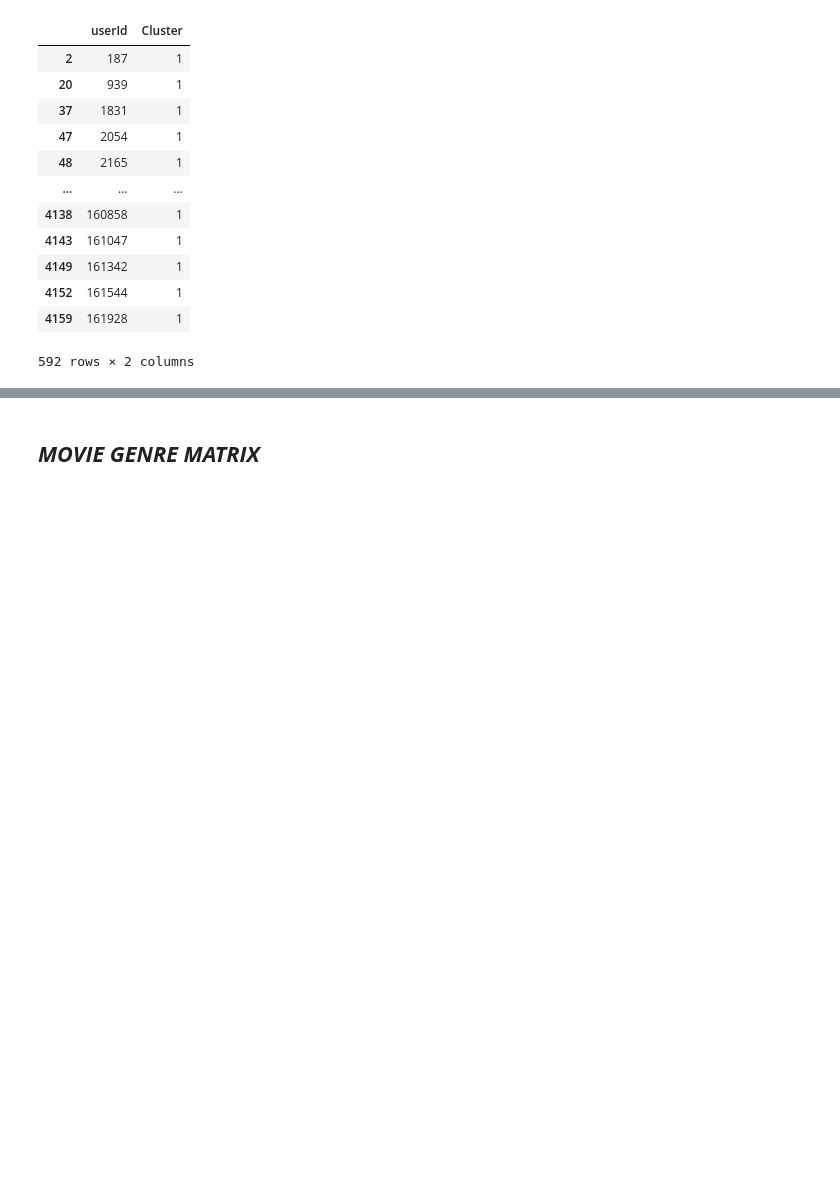
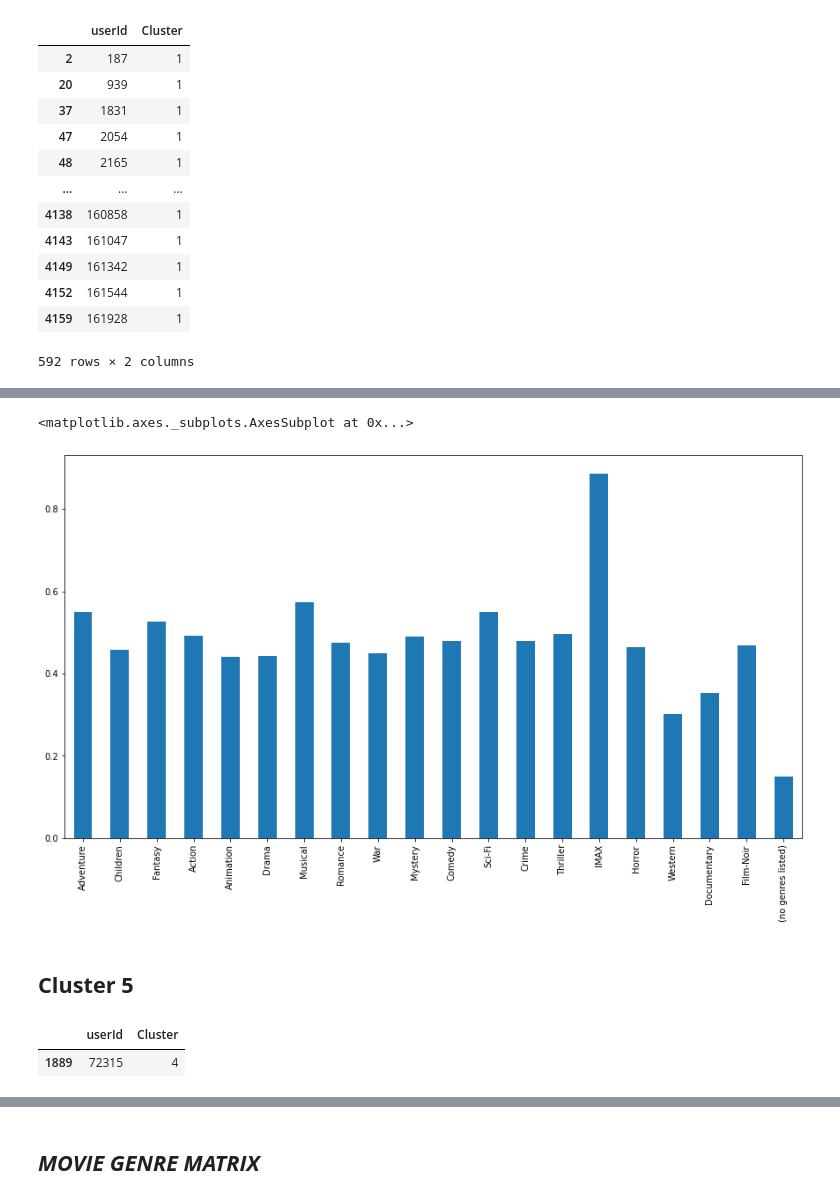
Before and after one commit to Sibu08/movierecommendation, a Jupyter notebook: MovieLens25M.ipynb, the cells around one changed output, grey strips where cells are left out. Drawn from its saved outputs; the diff is of its cells as text; code cells hidden in the pictures; blank space fills up the shorter version.

```diff
--- a/MovieLens25M.ipynb
+++ b/MovieLens25M.ipynb
@@ -401,0 +484,22 @@ s1.plot.bar(figsize = (15, 8))
+# %%
+for key in myDictionary4:
+  myDictionary4[key] = float(myDictionary4[key])/float(genres_dict[key])
+# %%
+bars4 = list(myDictionary4.keys())
+# %%
+height4 = list(myDictionary4.values())
+# %%
+s4 = pd.Series(data = height4, index = bars4)
+# %%
+s4.plot.bar(figsize = (15, 8))
+# %% [output]
+<matplotlib.axes._subplots.AxesSubplot at 0x...>
+[figure, added]
+# %% [markdown]
+## **Cluster 5**
+# %%
+temp5 = xyz[xyz['Cluster'] == 4]
+temp5
+# %% [output]
+|  | userId | Cluster |
+| 1889 | 72315 | 4 |
```
Also changed, not shown: parts of 118 cells of this notebook.
